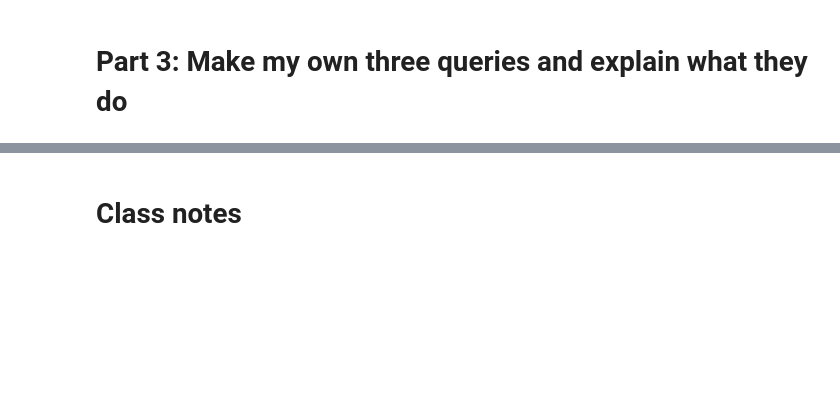
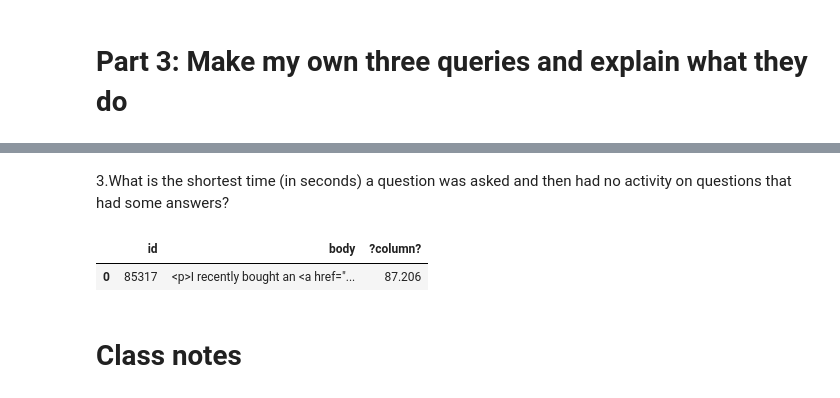
Before and after one commit to CrypticSloth/SchoolWork, a Jupyter notebook: CSCI340Databases/Project2/psqlWithLanguage.ipynb, the cells around one changed output, grey strips where cells are left out. Drawn from its saved outputs; the diff is of its cells as text; code cells hidden in the pictures; blank space fills up the shorter version.

```diff
--- a/CSCI340Databases/Project2/psqlWithLanguage.ipynb
+++ b/CSCI340Databases/Project2/psqlWithLanguage.ipynb
@@ -119,3 +142,20 @@ It appears that March (3) is the month with the most activity.
+# %% [markdown]
+3.What is the shortest time (in seconds) a question was asked and then had no activity on questions that had some answers?
+# %%
+pd.read_sql_query(
+'''
+    select id, body, (extract(epoch from lastactivitydate) - extract(epoch from creationdate)) from posts
+        where extract(epoch from lastactivitydate) - extract(epoch from creationdate) <> 0
+        and answercount >= 1
+        and posttypeid = 1
+        order by extract(epoch from lastactivitydate) - extract(epoch from creationdate) asc
+        limit 1
+
+'''
+,engine)
+# %% [output]
+|  | id | body | ?column? |
+| 0 | 85317 | <p>I recently bought an <a href="... | 87.206 |
 # %% [markdown]
 # Class notes
 # %% [markdown]
```
Also changed, not shown: parts of 9 cells of this notebook.
